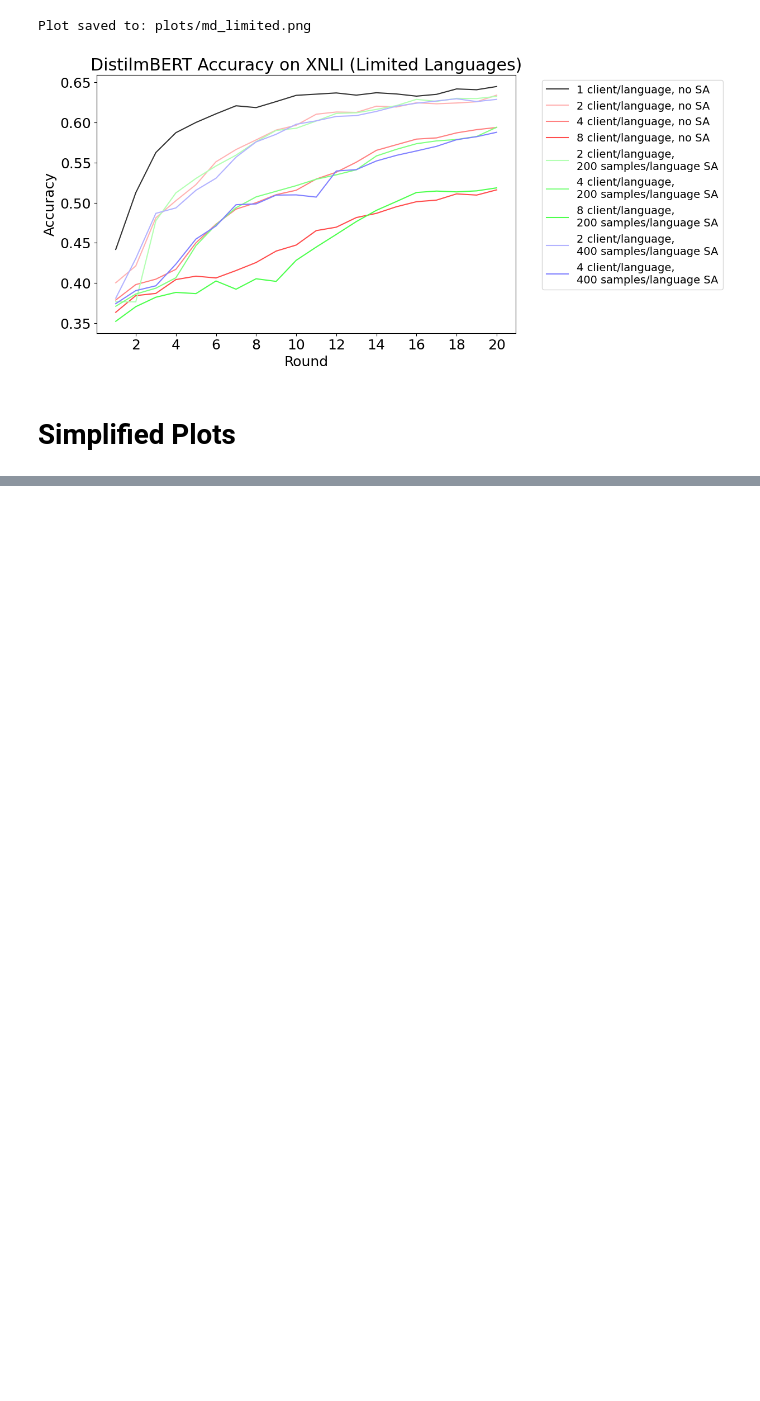
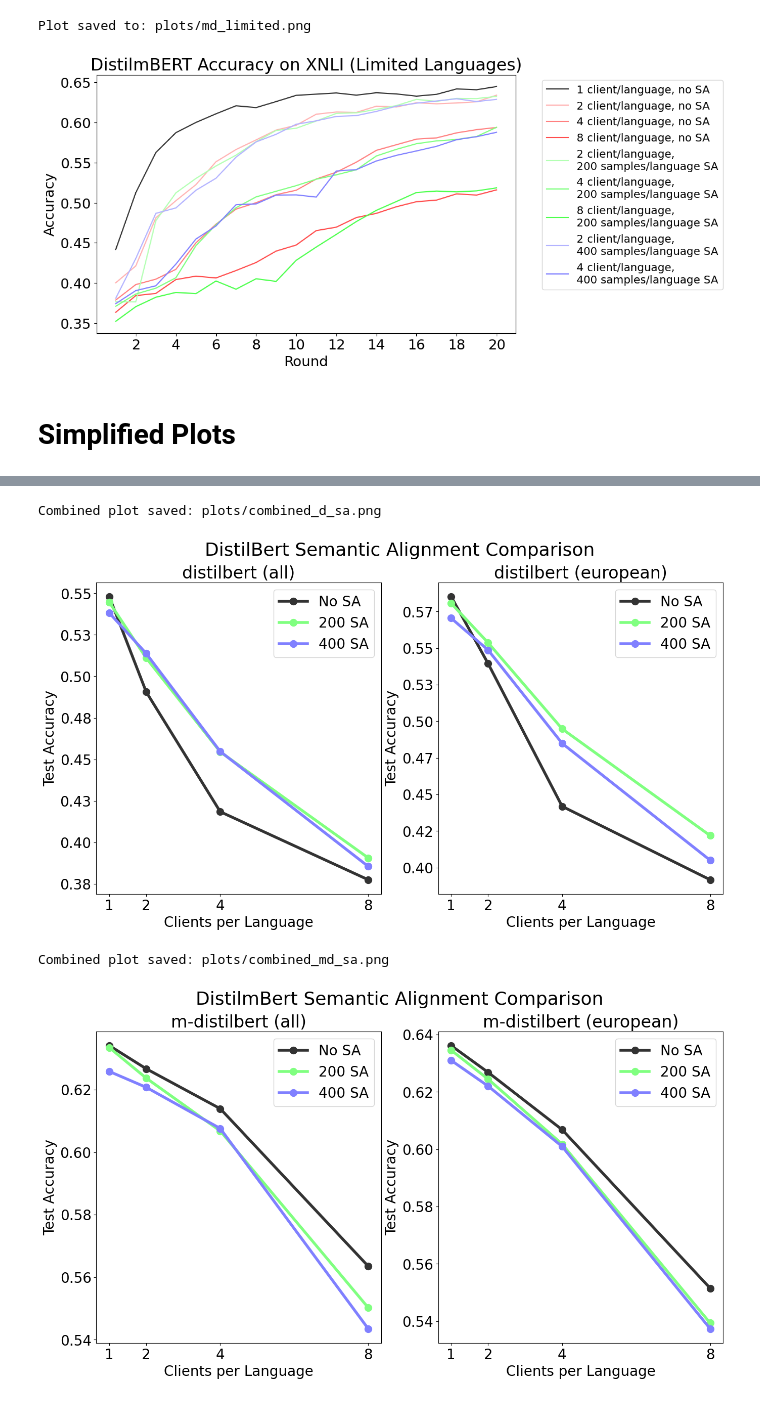
Before and after one commit to ExaCLe/FLProject, a Jupyter notebook: notebooks/generate_plots.ipynb, the cells around one changed output, grey strips where cells are left out. Saved outputs shown, nothing was run; the diff lists cells and outputs as text; code cells hidden in the pictures; blank space fills up the shorter version.

```diff
--- a/notebooks/generate_plots.ipynb
+++ b/notebooks/generate_plots.ipynb
@@ -632,0 +635,79 @@ Plot saved: plots/md_limited_sa.png
+# %%
+import os
+import wandb
+import matplotlib.pyplot as plt
+
+def plot_combined_sa(models, runs, group_title, save_name):
+    """
+    Creates a combined figure with side-by-side subplots for a list of model keys.
+    Each subplot shows the SA comparison lines ("no_sa", "200_sa", "400_sa")
+    for that model.
+    """
+    # Set overall font size to 20
+    plt.rcParams.update({'font.size': 20})
+    num_models = len(models)
+    fig, axes = plt.subplots(1, num_models, figsize=(8 * num_models, 8))
+    if num_models == 1:
+        axes = [axes]  # Ensure axes is iterable
+
+    for ax, model_key in zip(axes, models):
+        # For each SA setting, plot the final accuracy vs. clients per language
+        for sa_key in ["no_sa", "200_sa", "400_sa"]:
+            # Get the client counts available for this SA setting
+            client_counts = sorted(runs[model_key][sa_key].keys())
+            if not client_counts:
+                continue
+            y_values = []
+            for c in client_counts:
+                run_id = runs[model_key][sa_key][c]
+                final_acc = get_final_accuracy(run_id, WANDB_ENTITY, WANDB_PROJECT, METRIC_NAME)
+                y_values.append(final_acc if final_acc is not None else 0.0)
+            ax.plot(client_counts, y_values,
+                    label=sa_labels[sa_key],
+                    color=sa_colors[sa_key],
+                    marker="o", linewidth=4, markersize=10)
+
+        ax.set_xlabel("Clients per Language")
+        ax.set_ylabel("Test Accuracy")
+        ax.set_title(model_labels[model_key])
+        # Set x-ticks to the unique available client counts
+        all_counts = []
+        for sa_key in ["no_sa", "200_sa", "400_sa"]:
+            all_counts.extend(runs[model_key][sa_key].keys())
+        unique_counts = sorted(set(all_counts))
+        ax.set_xticks(unique_counts)
+        ax.yaxis.set_major_formatter(plt.FormatStrFormatter('%.2f'))
+        # Place legend inside at the best location
+        ax.legend(loc='best', prop={'size': 20})
+
+    # Reduce the gap between the suptitle and subplots by lowering the y parameter.
+    fig.suptitle(group_title, fontsize=26)
+    # Adjust the layout so subplots use more vertical space
+    # fig.tight_layout(rect=[0, 0, 1, 0.90])
+    os.makedirs("plots", exist_ok=True)
+    save_path = os.path.join("plots", save_name)
+    plt.savefig(save_path, dpi=300)
+    print(f"Combined plot saved: {save_path}")
+    plt.show()
+
+
+# Combined plot for DistilBert variants: d_full and d_limited
+plot_combined_sa(
+    models=["d_full", "d_limited"],
+    runs=runs_config,
+    group_title="DistilBert Semantic Alignment Comparison",
+    save_name="combined_d_sa.png"
+)
+
+# Combined plot for MultiDistilBert variants: md_full and md_limited
+plot_combined_sa(
+    models=["md_full", "md_limited"],
+    runs=runs_config,
+    group_title="DistilmBert Semantic Alignment Comparison",
+    save_name="combined_md_sa.png"
+)
+# %% [output]
+Combined plot saved: plots/combined_d_sa.png
+[figure, added]
+Combined plot saved: plots/combined_md_sa.png
+[figure, added]
```
Also changed, not shown: parts of 7 cells of this notebook, 14 other files.
